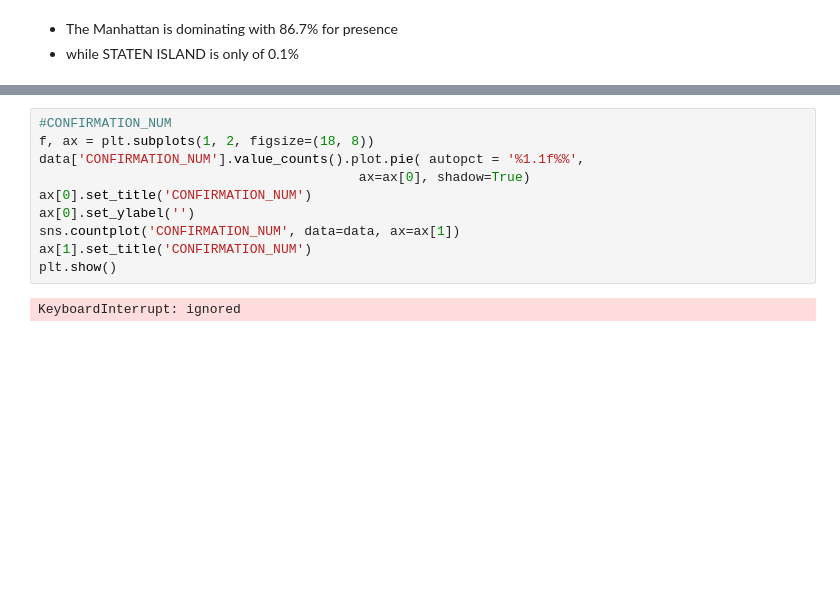
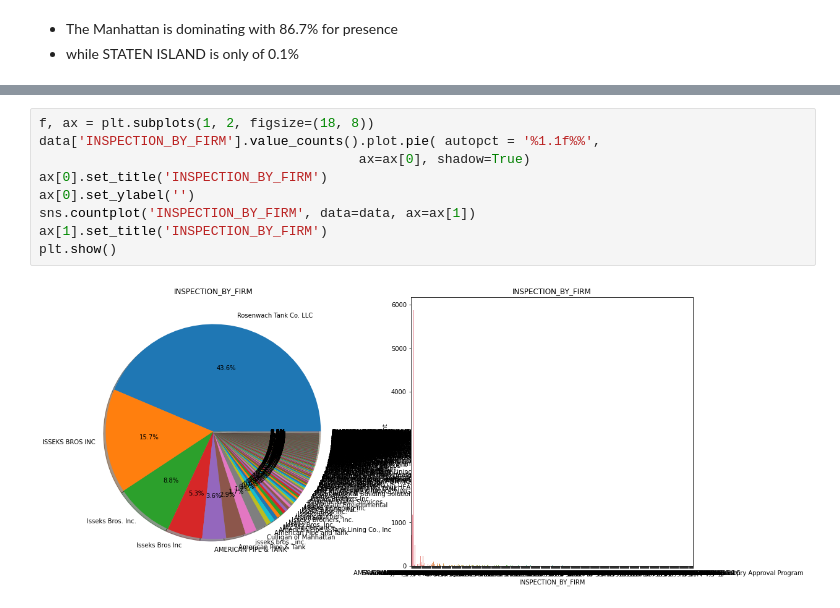
Before and after one commit to rushikeshnaik779/EDA, a Jupyter notebook: Simple_EDA__Rooftop_Drinking_Water_Tank_Inspection_Results.ipynb, the cells around one changed output, grey strips where cells are left out. Cells and saved outputs as stored; diff of their text form; blank space fills up the shorter version.

```diff
--- a/Simple_EDA__Rooftop_Drinking_Water_Tank_Inspection_Results.ipynb
+++ b/Simple_EDA__Rooftop_Drinking_Water_Tank_Inspection_Results.ipynb
@@ -314,12 +270,11 @@ SyntaxError: ignored
 # %%
-#CONFIRMATION_NUM
 f, ax = plt.subplots(1, 2, figsize=(18, 8))
-data['CONFIRMATION_NUM'].value_counts().plot.pie( autopct = '%1.1f%%',
+data['INSPECTION_BY_FIRM'].value_counts().plot.pie( autopct = '%1.1f%%',
                                          ax=ax[0], shadow=True)
-ax[0].set_title('CONFIRMATION_NUM')
+ax[0].set_title('INSPECTION_BY_FIRM')
 ax[0].set_ylabel('')
-sns.countplot('CONFIRMATION_NUM', data=data, ax=ax[1])
-ax[1].set_title('CONFIRMATION_NUM')
+sns.countplot('INSPECTION_BY_FIRM', data=data, ax=ax[1])
+ax[1].set_title('INSPECTION_BY_FIRM')
 plt.show()
 # %% [output]
-KeyboardInterrupt: ignored
+[figure, added]
```
Also changed, not shown: parts of 9 cells of this notebook.
